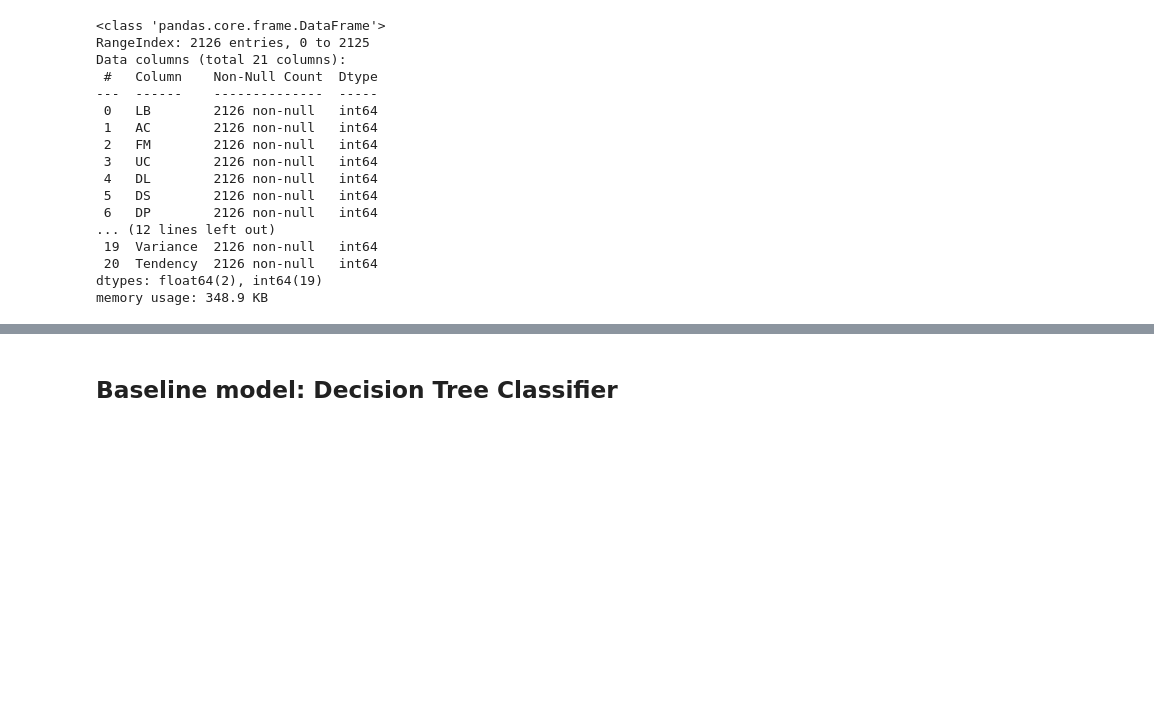
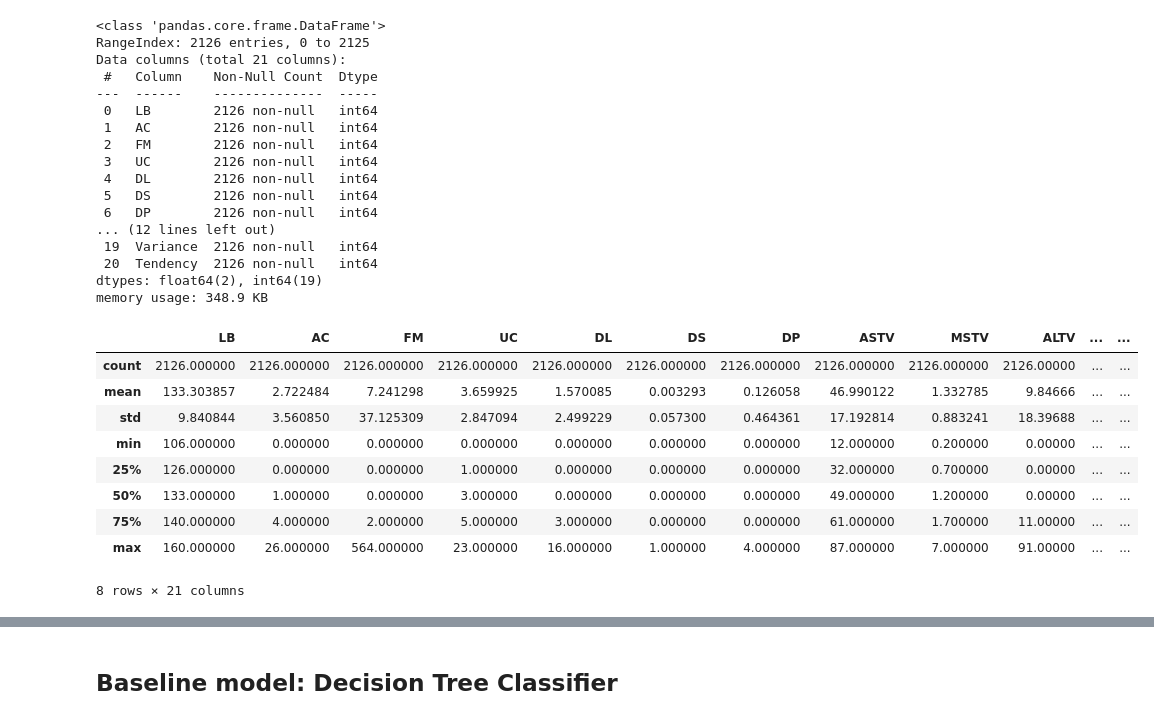
Before and after one commit to LaerteAdami/CW_Intro_AI, a Jupyter notebook: notebooks/notebook_lae_v2.ipynb, the cells around one changed output, grey strips where cells are left out. Drawn from its saved outputs; the diff is of its cells as text; code cells hidden in the pictures; blank space fills up the shorter version.

```diff
--- a/notebooks/notebook_lae_v2.ipynb
+++ b/notebooks/notebook_lae_v2.ipynb
@@ -66,3 +108,16 @@ Data columns (total 21 columns):
  20  Tendency  2126 non-null   int64
 dtypes: float64(2), int64(19)
 memory usage: 348.9 KB
+# %%
+X.describe()
+# %% [output]
+|  | LB | AC | FM | UC | DL | DS | DP | ASTV | MSTV | ALTV | ... | ... |
+| count | 2126.000000 | 2126.000000 | 2126.000000 | 2126.000000 | 2126.000000 | 2126.000000 | 2126.000000 | 2126.000000 | 2126.000000 | 2126.00000 | ... | ... |
+| mean | 133.303857 | 2.722484 | 7.241298 | 3.659925 | 1.570085 | 0.003293 | 0.126058 | 46.990122 | 1.332785 | 9.84666 | ... | ... |
+| std | 9.840844 | 3.560850 | 37.125309 | 2.847094 | 2.499229 | 0.057300 | 0.464361 | 17.192814 | 0.883241 | 18.39688 | ... | ... |
+| min | 106.000000 | 0.000000 | 0.000000 | 0.000000 | 0.000000 | 0.000000 | 0.000000 | 12.000000 | 0.200000 | 0.00000 | ... | ... |
+| 25% | 126.000000 | 0.000000 | 0.000000 | 1.000000 | 0.000000 | 0.000000 | 0.000000 | 32.000000 | 0.700000 | 0.00000 | ... | ... |
+| 50% | 133.000000 | 1.000000 | 0.000000 | 3.000000 | 0.000000 | 0.000000 | 0.000000 | 49.000000 | 1.200000 | 0.00000 | ... | ... |
+| 75% | 140.000000 | 4.000000 | 2.000000 | 5.000000 | 3.000000 | 0.000000 | 0.000000 | 61.000000 | 1.700000 | 11.00000 | ... | ... |
+| max | 160.000000 | 26.000000 | 564.000000 | 23.000000 | 16.000000 | 1.000000 | 4.000000 | 87.000000 | 7.000000 | 91.00000 | ... | ... |
+8 rows × 21 columns
```
Also changed, not shown: parts of 18 cells of this notebook.
